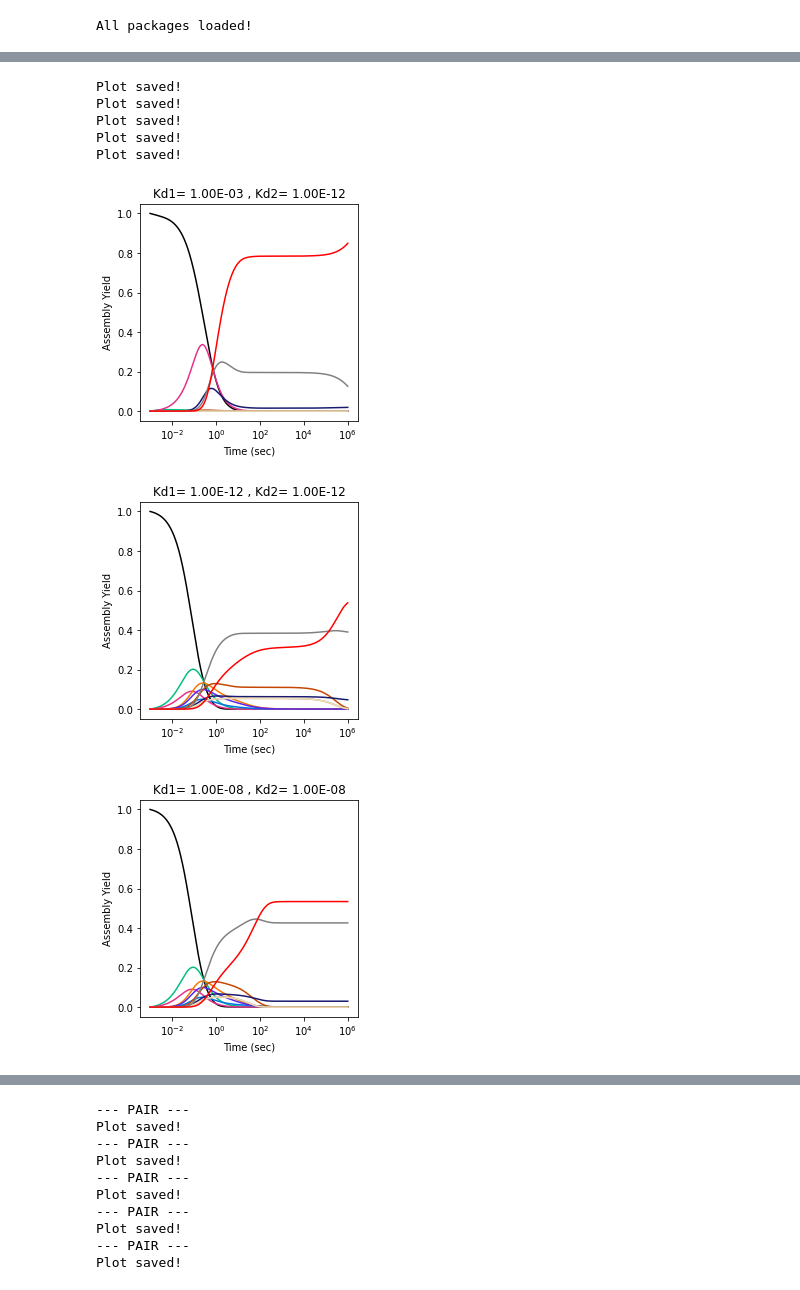
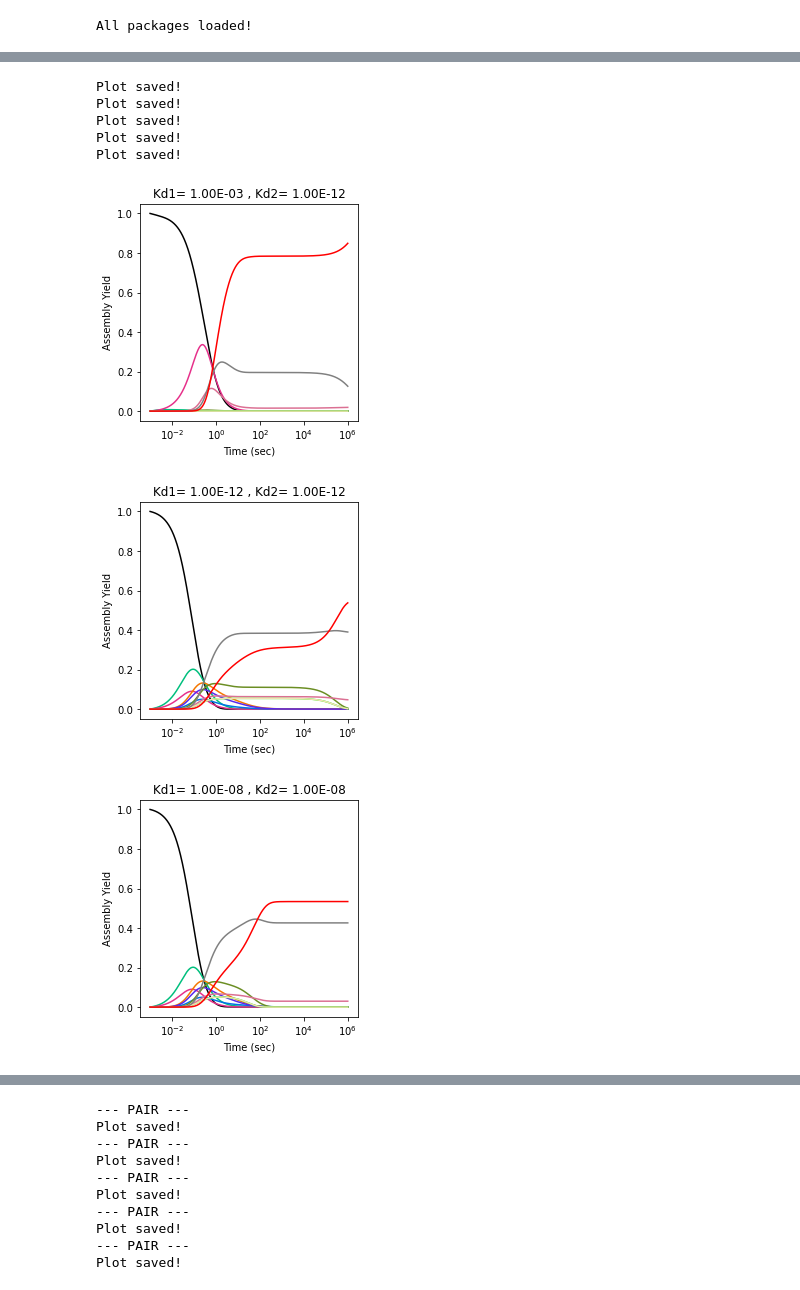
Before and after one commit to llagunes-324B21/Persephone_SR, a Jupyter notebook: 2023/June_2023/LL_SR_supp_03_2023.ipynb, the cells around one changed output, grey strips where cells are left out. Saved outputs shown, nothing was run; the diff lists cells and outputs as text; code cells hidden in the pictures.

Commit message:
new colors for the curves -LL

```diff
--- a/2023/June_2023/LL_SR_supp_03_2023.ipynb
+++ b/2023/June_2023/LL_SR_supp_03_2023.ipynb
@@ -353,7 +353,7 @@ ICFormat = format(IC_1,'.2E');
 allKdPairs =[[10**-3, 10**-12], [10**-12, 10**-12], [10**-8, 10**-8], [10**-3, 10**-3], [10**-12, 10**-3]]
 #allKdPairs =[[10**-3, 10**-12], [10**-12, 10**-12]]
 colorCorr = ["red", "green","yellow","blue","purple"]
-speciesColors = ["black","#00bf7d", "#e6308a","#0073e6","#f57600","#5928ed","#c44601","#8B8878","#191970","#F5DEB3","gray","red"]
+speciesColors = ["black","#00bf7d", "#e6308a","#0073e6","#f57600","#5928ed","olivedrab","lime","palevioletred","#F5DEB3","gray","red"]
 # --- time course for each main curve ---
 for kdPairInd in range(0,len(allKdPairs)):
     kdPair = allKdPairs[kdPairInd];
@@ -361,34 +361,34 @@ for kdPairInd in range(0,len(allKdPairs)):
     t = 10**np.linspace(-3,tEnd,tPts); tVec =t
     kd1 = kdPair[0]; kd2 = kdPair[1];kd1_format = format(kd1,'.2E');kd2_format = format(kd2,'.2E')
     # Now, integrate the ODEs and put the results in \"solution\"
     states_0 = [IC_1,0.0, 0.0,0.0, 0.0,0.0, 0.0,0.0, 0.0,0.0, 0.0,0.0]
     solution_1 = odeint(stackedTrimer,states_0,t,rtol = 1e-12, atol = 1e-12)
     #print(len(solution_1[:,0]))
     # --- calc AY for each species! ---
     totAYs = calcAY24hrs_indSpecies(IC_1,solution_1) # AY matrix for each species
 
     # --- plot AY for each species ---
     fig = plt.figure()
     ax = fig.add_subplot(111)
     for specI in range(0,12):
         plt.semilogx(tVec,totAYs[specI],'-', color=speciesColors[specI],linewidth=1.5)
         # --- plot specs ---
         plt.title('Kd1= '+ kd1_format + ' , Kd2= '+ kd2_format)
         plt.xlabel('Time (sec)')
         plt.ylabel('Assembly Yield')
 
     # --- save final plot ---
     ax.set_aspect(1./ax.get_data_ratio())
     plt.savefig('SR_Aytc_NoSynthDeg_'+colorCorr[kdPairInd]+'_'+today+'.eps')
     #plt.show()
     print("Plot saved!")
 # %% [output]
 Plot saved!
 Plot saved!
 Plot saved!
 Plot saved!
 Plot saved!
-[figure, old version]
+[figure, new version]
-[figure, old version]
+[figure, new version]
-[figure, old version]
+[figure, new version]
 [figure]
```
Also changed, not shown: parts of 3 cells of this notebook.
